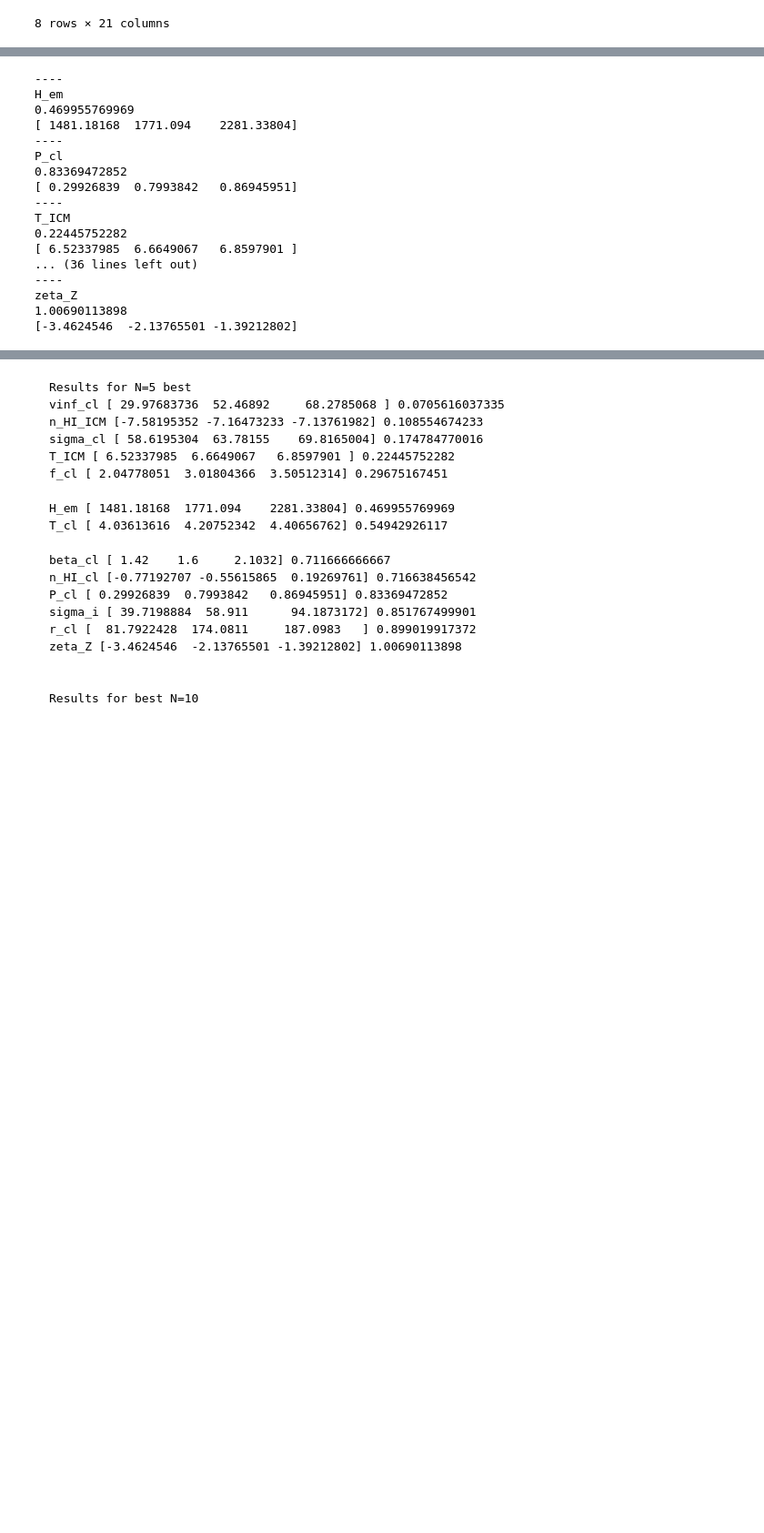
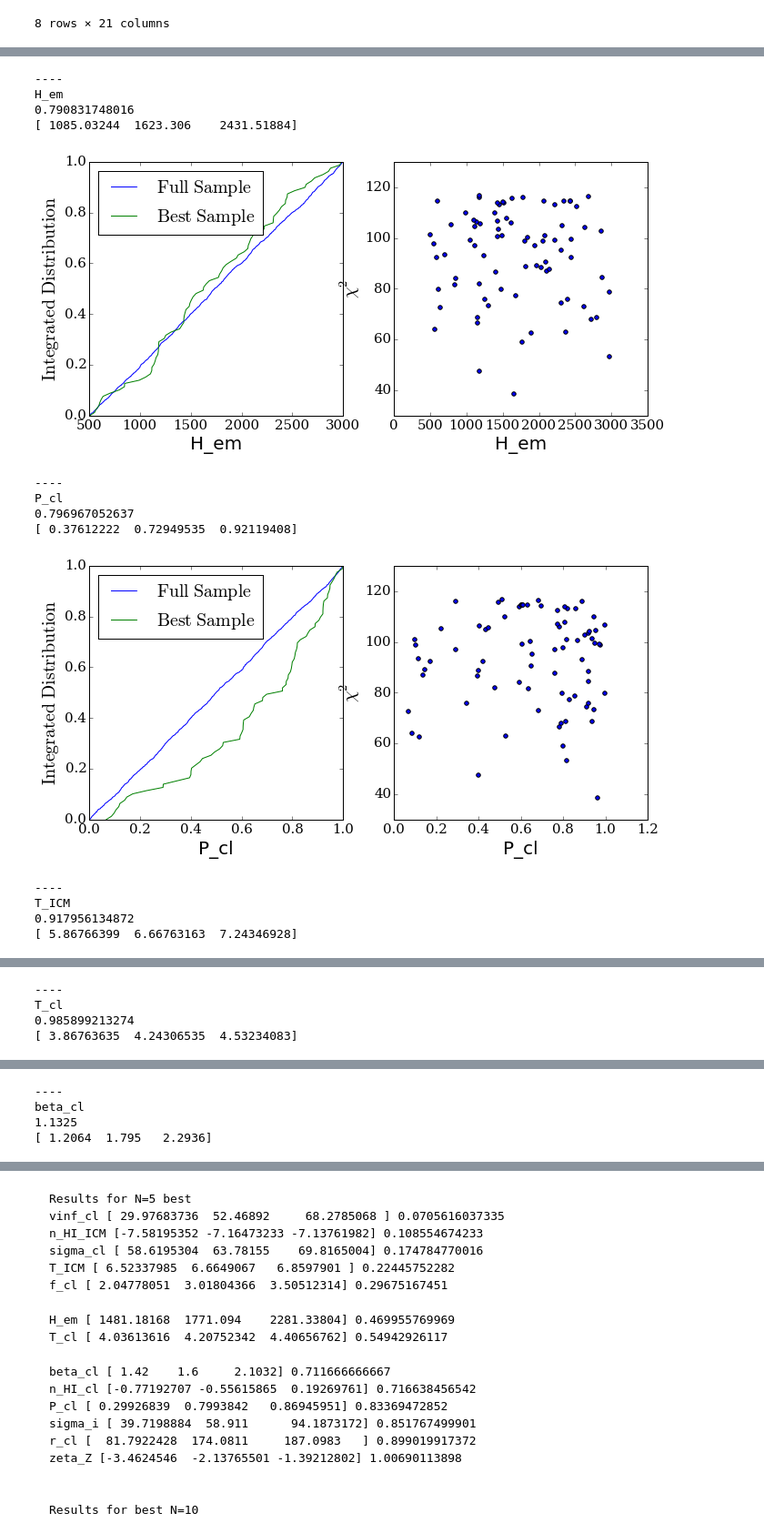
Before and after one commit to astroandes/tololo-lya-fit, a Jupyter notebook: code/multiphase.ipynb, the cells around one changed output, grey strips where cells are left out. Shown at 91% size. Saved outputs shown, nothing was run; the diff lists cells and outputs as text; code cells hidden in the pictures; blank space fills up the shorter version.

```diff
--- a/code/multiphase.ipynb
+++ b/code/multiphase.ipynb
@@ -68,3 +90,37 @@ a = hist(frac)
+# %%
+def plot_distros(fullsample, subsample, chi2sub, labelx):
+    fig = plt.figure(1, figsize=(11,5))
+    plt.clf()
+
+    #plt.set_ticklabels(ax, size=35)
+    n_full = len(fullsample)
+    n_sub = len(subsample)
+    #print type(fullsample)
+    #print fullsample
+    int_full = linspace(0.0,1.0,n_full)
+    int_sub = linspace(0.0, 1.0, n_sub)
+
+    plt.subplot(121)
+    plt.plot(sort(fullsample), int_full ,label=r'${\rm Full\ Sample}$')
+    plt.plot(sort(subsample), int_sub, label=r'${\rm Best\ Sample}$')
+    plt.legend(loc=2, prop={'size':20})
+
+    ax = plt.gca()
+    set_ticklabels(ax, size=15)
+    plt.xlabel(labelx, fontsize=20)
+    plt.ylabel(r'${\rm Integrated\ Distribution}$', fontsize=20)
+
+    plt.subplot(122)
+    plt.scatter(subsample, chi2sub)
+
+    ax = plt.gca()
+    set_ticklabels(ax, size=15)
+    plt.xlabel(labelx, fontsize=20)
+    plt.ylabel(r'$\chi^2$', fontsize=20)
+
+    plt.savefig(labelx+'.png')
+    plt.show(fig)
+    plt.close(fig)
 # %%
 column_log= ['T_ICM', 'n_HI_ICM', 'T_cl', 'n_HI_cl', 'zeta_Z']
 column_lin = ['H_em', 'P_cl', 'f_cl', 'sigma_i', 'beta_cl', 'sigma_cl', 'vinf_cl', 'r_cl']
@@ -73,45 +129,46 @@ change = []
 values = []
 for column in data:
     if column in column_log:
         print "----"
         print column
         best_q = np.log10(best_models[column].quantile([0.16,0.50,0.84]))
         all_q = np.log10(data[column].quantile([0.16,0.50,0.84]))
         delta_all = all_q.values[2] - all_q.values[0]
         delta_best = best_q.values[2] - best_q.values[0]
         print delta_best/delta_all
         print best_q.values
         change.append(delta_best/delta_all)
         columns.append(column)
         values.append(best_q.values)
+        plot_distros(np.log10(data[column].values), np.log10(best_models[column].values),
+                     best_models['chisq'].values, column)
     if column in column_lin:
         print "----"
         print column
         best_q = (best_models[column].quantile([0.16,0.50,0.84]))
         all_q = (data[column].quantile([0.16,0.50,0.84]))
         delta_all = all_q.values[2] - all_q.values[0]
         delta_best = best_q.values[2] - best_q.values[0]
         print delta_best/delta_all
         print best_q.values
         change.append(delta_best/delta_all)
         columns.append(column)
         values.append(best_q.values)
+        plot_distros((data[column].values), (best_models[column].values),
+                     best_models['chisq'].values, column)
         #print column
 # %% [output]
 ----
 H_em
-0.469955769969
-[ 1481.18168  1771.094    2281.33804]
-----
-P_cl
-0.83369472852
-[ 0.29926839  0.7993842   0.86945951]
-----
-T_ICM
-0.22445752282
-[ 6.52337985  6.6649067   6.8597901 ]
-... (36 lines left out)
-----
-zeta_Z
-1.00690113898
-[-3.4624546  -2.13765501 -1.39212802]
+0.790831748016
+[ 1085.03244  1623.306    2431.51884]
+[figure, added]
+----
+P_cl
+0.796967052637
+[ 0.37612222  0.72949535  0.92119408]
+[figure, added]
+----
+T_ICM
+0.917956134872
+[ 5.86766399  6.66763163  7.24346928]
@@ -117,0 +176,4 @@ zeta_Z
+----
+T_cl
+0.985899213274
+[ 3.86763635  4.24306535  4.53234083]
@@ -117,0 +181,4 @@ zeta_Z
+----
+beta_cl
+1.1325
+[ 1.2064  1.795   2.2936]
```
Also changed, not shown: parts of 11 cells of this notebook.
